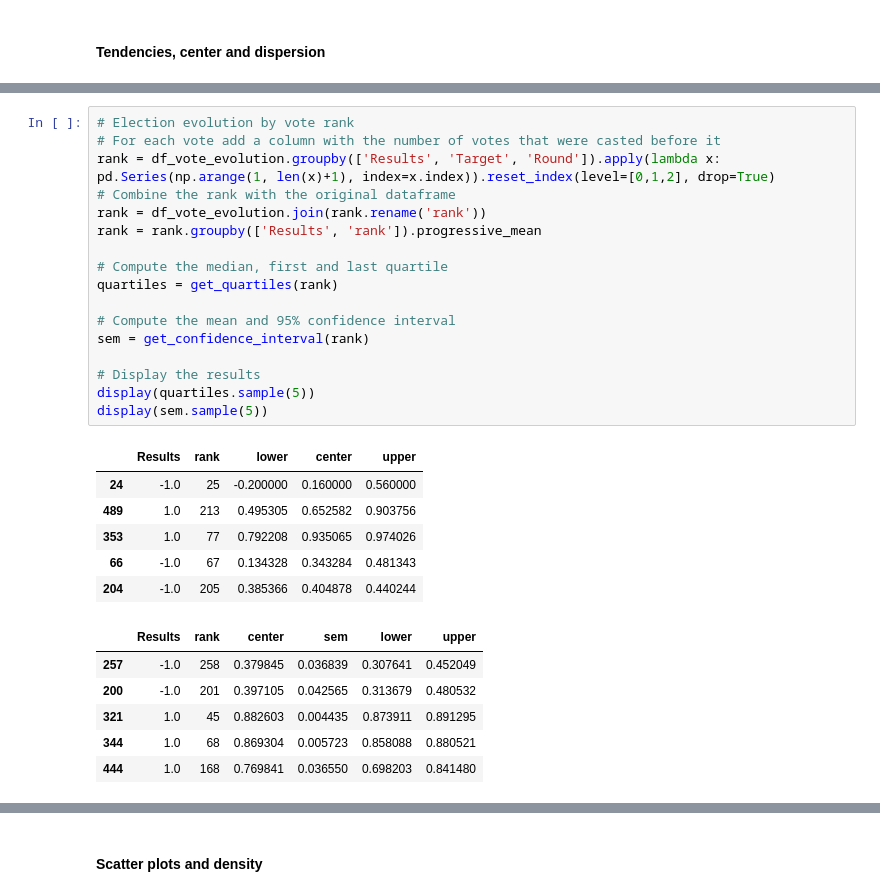
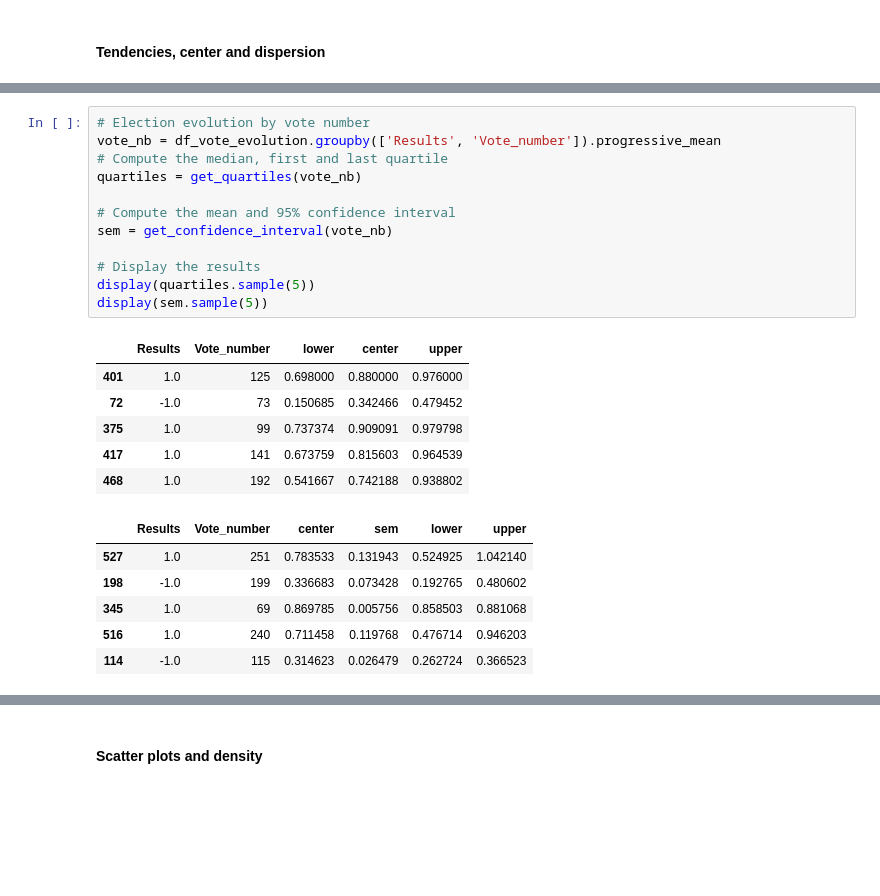
Before and after one commit to epfl-ada/ada-2023-project-abracadabra, a Jupyter notebook: time_series2.ipynb, the cells around one changed output, grey strips where cells are left out. Saved outputs shown, nothing was run; the diff lists cells and outputs as text; blank space fills up the shorter version.

```diff
--- a/time_series2.ipynb
+++ b/time_series2.ipynb
@@ -76,32 +102,27 @@ plt.show()
 # %%
-# Election evolution by vote rank
-# For each vote add a column with the number of votes that were casted before it
-rank = df_vote_evolution.groupby(['Results', 'Target', 'Round']).apply(lambda x: pd.Series(np.arange(1, len(x)+1), index=x.index)).reset_index(level=[0,1,2], drop=True)
-# Combine the rank with the original dataframe
-rank = df_vote_evolution.join(rank.rename('rank'))
-rank = rank.groupby(['Results', 'rank']).progressive_mean
-
+# Election evolution by vote number
+vote_nb = df_vote_evolution.groupby(['Results', 'Vote_number']).progressive_mean
 # Compute the median, first and last quartile
-quartiles = get_quartiles(rank)
+quartiles = get_quartiles(vote_nb)
 
 # Compute the mean and 95% confidence interval
-sem = get_confidence_interval(rank)
+sem = get_confidence_interval(vote_nb)
 
 # Display the results
 display(quartiles.sample(5))
 display(sem.sample(5))
 # %% [output]
-|  | Results | rank | lower | center | upper |
-| 24 | -1.0 | 25 | -0.200000 | 0.160000 | 0.560000 |
-| 489 | 1.0 | 213 | 0.495305 | 0.652582 | 0.903756 |
-| 353 | 1.0 | 77 | 0.792208 | 0.935065 | 0.974026 |
-| 66 | -1.0 | 67 | 0.134328 | 0.343284 | 0.481343 |
-| 204 | -1.0 | 205 | 0.385366 | 0.404878 | 0.440244 |
+|  | Results | Vote_number | lower | center | upper |
+| 401 | 1.0 | 125 | 0.698000 | 0.880000 | 0.976000 |
+| 72 | -1.0 | 73 | 0.150685 | 0.342466 | 0.479452 |
+| 375 | 1.0 | 99 | 0.737374 | 0.909091 | 0.979798 |
+| 417 | 1.0 | 141 | 0.673759 | 0.815603 | 0.964539 |
+| 468 | 1.0 | 192 | 0.541667 | 0.742188 | 0.938802 |
-|  | Results | rank | center | sem | lower | upper |
-| 257 | -1.0 | 258 | 0.379845 | 0.036839 | 0.307641 | 0.452049 |
-| 200 | -1.0 | 201 | 0.397105 | 0.042565 | 0.313679 | 0.480532 |
-| 321 | 1.0 | 45 | 0.882603 | 0.004435 | 0.873911 | 0.891295 |
-| 344 | 1.0 | 68 | 0.869304 | 0.005723 | 0.858088 | 0.880521 |
-| 444 | 1.0 | 168 | 0.769841 | 0.036550 | 0.698203 | 0.841480 |
+|  | Results | Vote_number | center | sem | lower | upper |
+| 527 | 1.0 | 251 | 0.783533 | 0.131943 | 0.524925 | 1.042140 |
+| 198 | -1.0 | 199 | 0.336683 | 0.073428 | 0.192765 | 0.480602 |
+| 345 | 1.0 | 69 | 0.869785 | 0.005756 | 0.858503 | 0.881068 |
+| 516 | 1.0 | 240 | 0.711458 | 0.119768 | 0.476714 | 0.946203 |
+| 114 | -1.0 | 115 | 0.314623 | 0.026479 | 0.262724 | 0.366523 |
 # %%
 # Plot the evolution of the median, first and last quartile of the progressive mean
```
Also changed, not shown: parts of 11 cells of this notebook, 1 other file.
